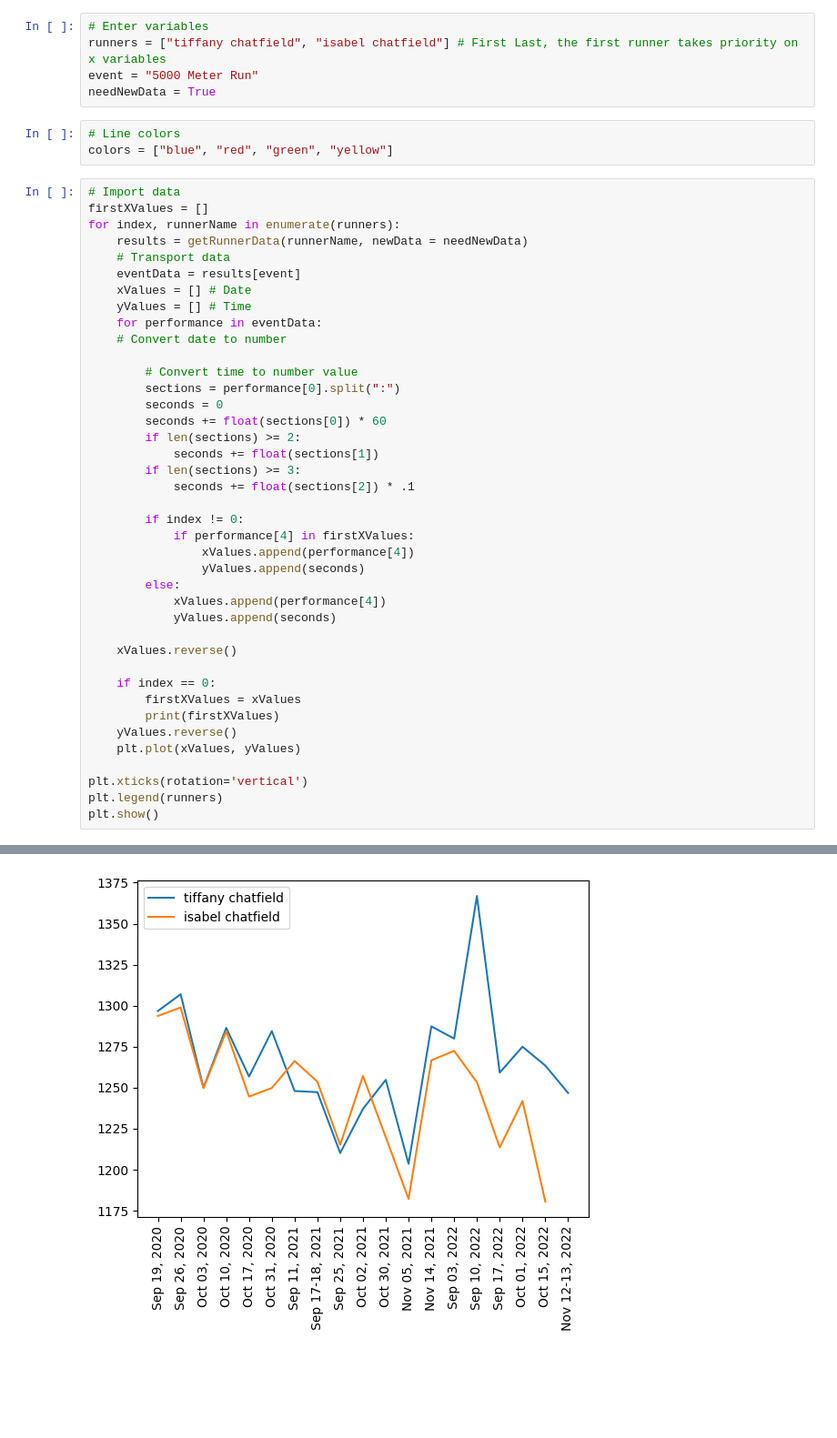
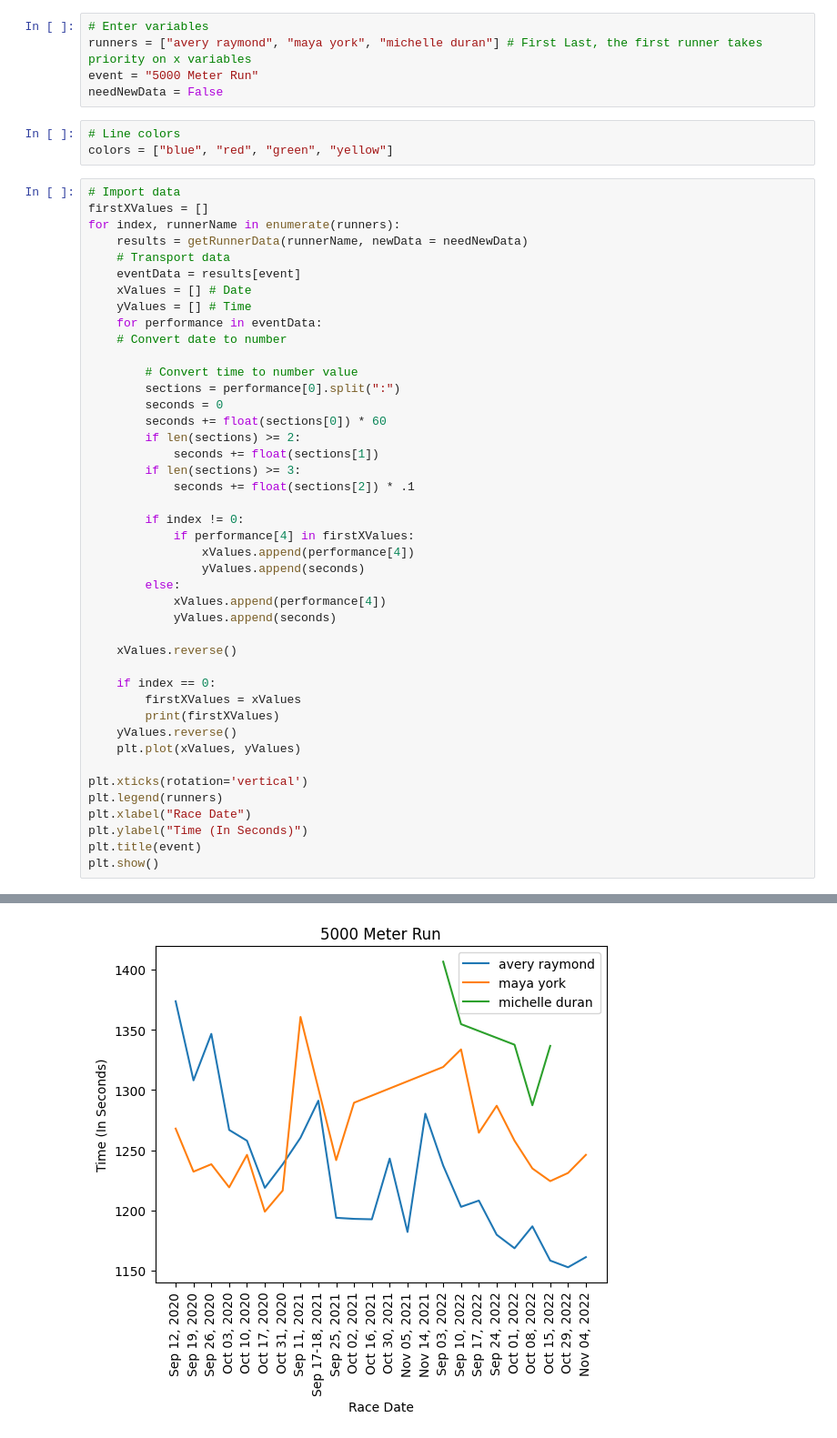
Before and after one commit to dereknissen/milesplitProject, a Jupyter notebook: multiple.ipynb, the cells around one changed output, grey strips where cells are left out. Shown: that part at 91% size. Drawn from its saved outputs; the diff is of its cells as text; blank space fills up the shorter version.

Commit message:
added labels and scraped more data

```diff
--- a/multiple.ipynb
+++ b/multiple.ipynb
@@ -7,9 +7,9 @@ import matplotlib.pyplot as plt
 from pullData import *
 # %%
 # Enter variables
-runners = ["tiffany chatfield", "isabel chatfield"] # First Last, the first runner takes priority on x variables
+runners = ["avery raymond", "maya york", "michelle duran"] # First Last, the first runner takes priority on x variables
 event = "5000 Meter Run"
-needNewData = True
+needNewData = False
 # %%
 # Line colors
 colors = ["blue", "red", "green", "yellow"]
@@ -52,5 +52,8 @@ for index, runnerName in enumerate(runners):
 
 plt.xticks(rotation='vertical')
 plt.legend(runners)
+plt.xlabel("Race Date")
+plt.ylabel("Time (In Seconds)")
+plt.title(event)
 plt.show()
 # %% [output]
@@ -58 +73 @@ plt.show()
-[figure, old version]
+[figure, new version]
```
Also changed, not shown: parts of 1 cell of this notebook, 3 other files.
